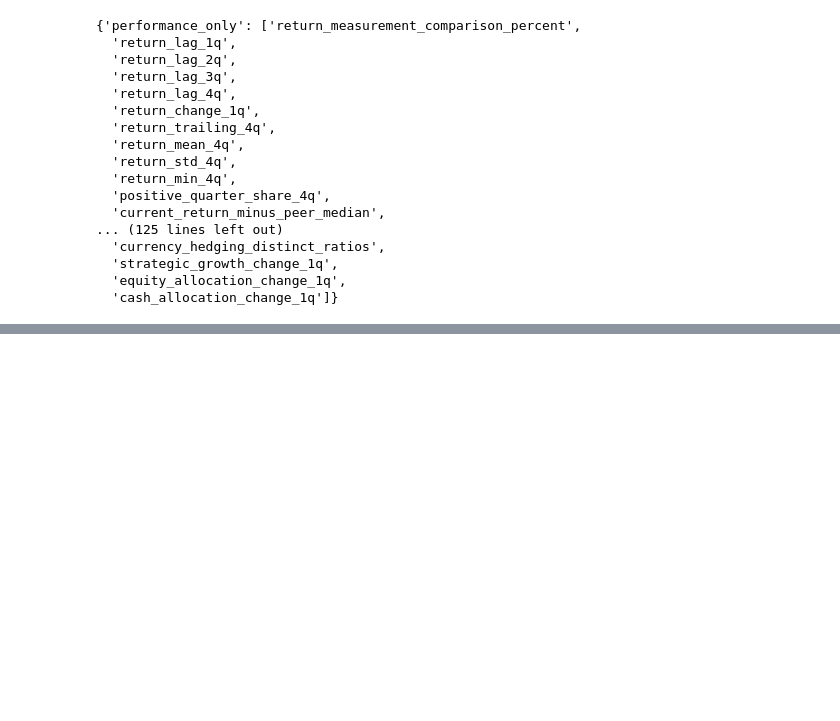
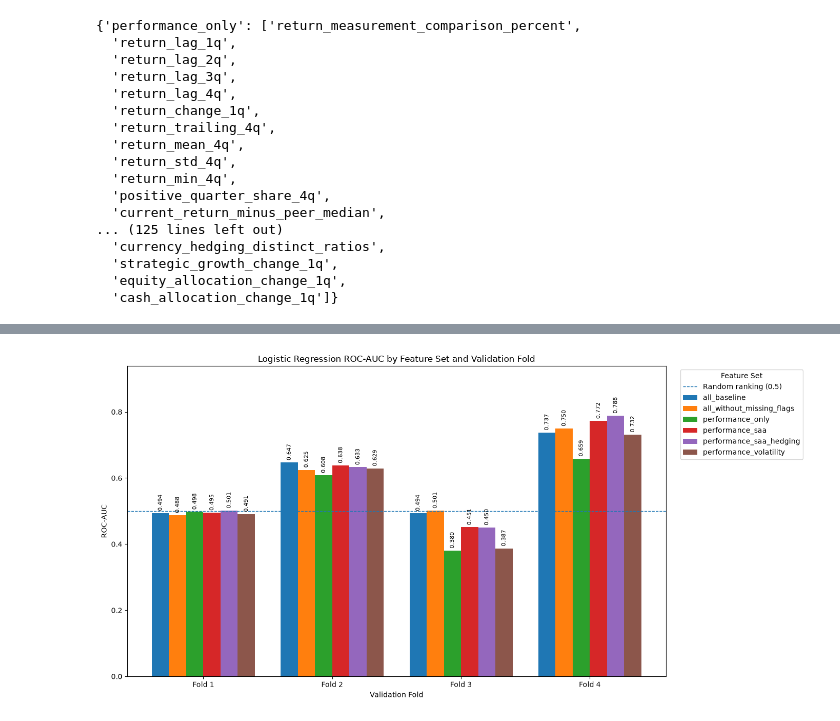
Before and after one commit to terra9/superannuation-performance-early-warning, a Jupyter notebook: notebooks/baseline_modelling.ipynb, the cells around one changed output, grey strips where cells are left out. Cells and saved outputs as stored; diff of their text form; code cells hidden in the pictures; blank space fills up the shorter version.

```diff
--- a/notebooks/baseline_modelling.ipynb
+++ b/notebooks/baseline_modelling.ipynb
@@ -1378,0 +1500,12 @@ feature_sets
+# %%
+# compare ROC-AUC by fold
+ablation_auc_by_fold = (
+    ablation_results
+    .pivot(
+        index="feature_set",
+        columns="fold",
+        values="roc_auc",
+    )
+)
+
+ablation_auc_by_fold
@@ -1378,0 +1521,85 @@ feature_sets
+# %%
+import numpy as np
+import matplotlib.pyplot as plt
+
+# Transpose so:
+# rows = folds
+# columns = feature sets
+plot_data = ablation_auc_by_fold.T
+
+# Plot settings
+n_folds = len(plot_data.index)
+n_feature_sets = len(plot_data.columns)
+
+x = np.arange(n_folds)
+
+group_width = 0.8
+bar_width = group_width / n_feature_sets
+
+fig, ax = plt.subplots(figsize=(14, 7))
+
+# Create one bar series for each feature set
+for i, feature_set in enumerate(
+    plot_data.columns
+):
+    offset = (
+        i - (n_feature_sets - 1) / 2
+    ) * bar_width
+
+    bars = ax.bar(
+        x + offset,
+        plot_data[feature_set],
+        width=bar_width,
+        label=feature_set,
+    )
+
+    # Add ROC-AUC value above each bar
+    ax.bar_label(
+        bars,
+        fmt="%.3f",
+        padding=3,
+        fontsize=8,
+        rotation=90,
+    )
+
+# X-axis
+ax.set_xticks(x)
+ax.set_xticklabels(
+    [
+        f"Fold {fold}"
+        for fold in plot_data.index
+    ]
+)
+
+ax.set_xlabel("Validation Fold")
+ax.set_ylabel("ROC-AUC")
+ax.set_title(
+    "Logistic Regression ROC-AUC by Feature Set and Validation Fold"
+)
+
+# ROC-AUC reference for random ranking
+ax.axhline(
+    y=0.5,
+    linestyle="--",
+    linewidth=1,
+    label="Random ranking (0.5)",
+)
+
+# Give labels enough room above bars
+max_auc = plot_data.max().max()
+
+ax.set_ylim(
+    0,
+    min(1.0, max_auc + 0.15)
+)
+
+ax.legend(
+    title="Feature Set",
+    bbox_to_anchor=(1.02, 1),
+    loc="upper left",
+)
+
+plt.tight_layout()
+plt.show()
+# %% [output]
+[figure, added]
```
Also changed, not shown: parts of 12 cells of this notebook.
